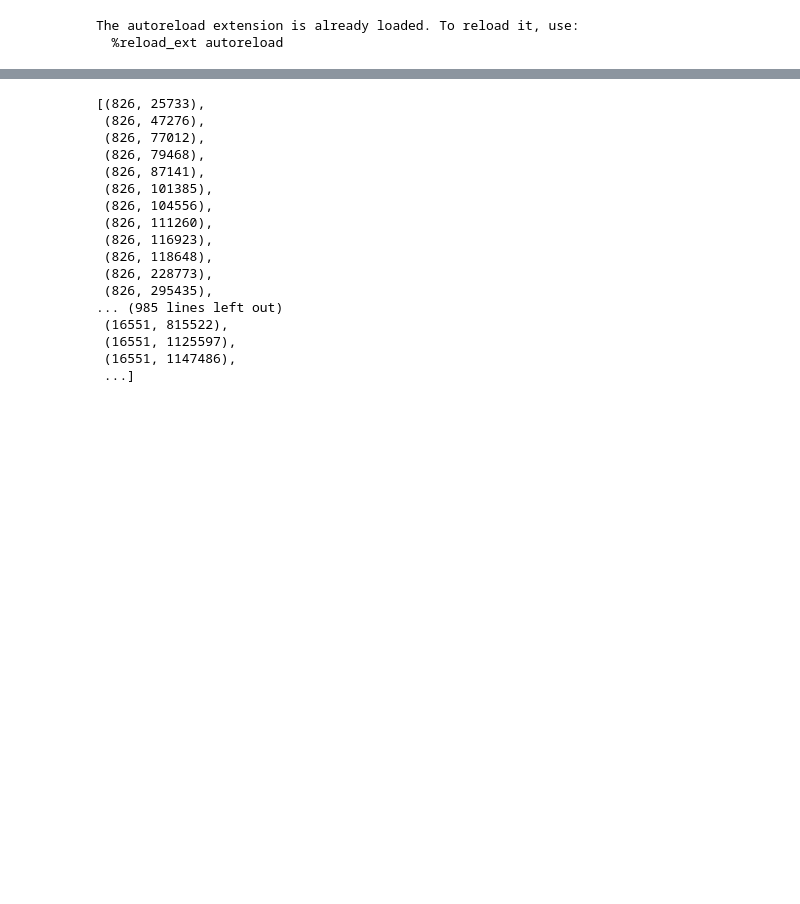
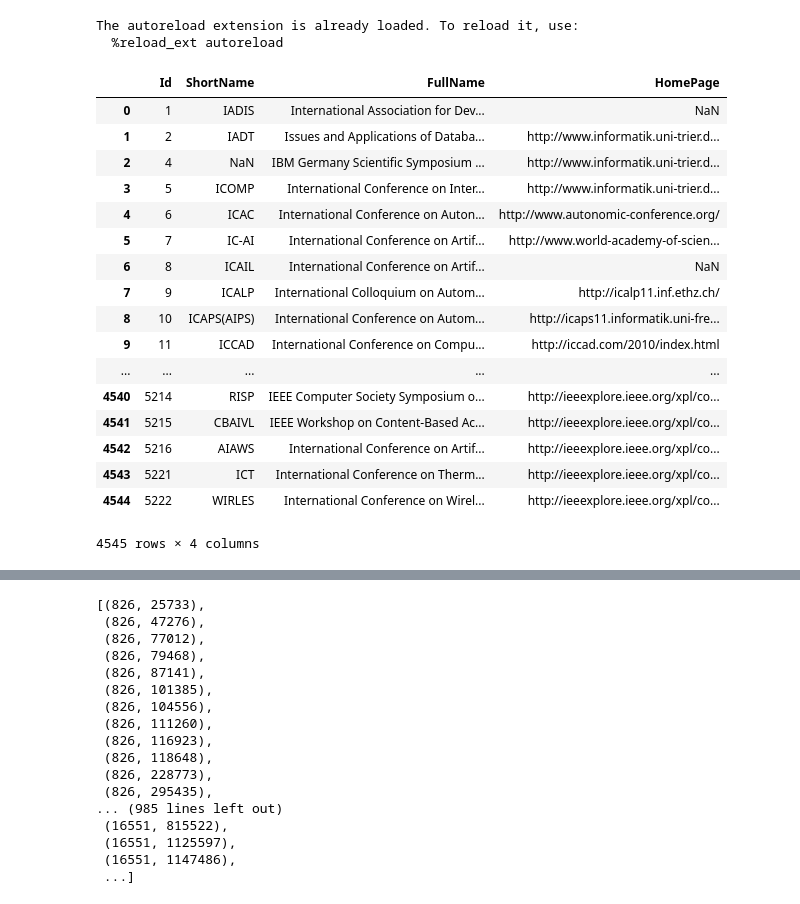
Before and after one commit to thao9611/KDD-Cup, a Jupyter notebook: harry_test.ipynb, the cells around one changed output, grey strips where cells are left out. Cells and saved outputs as stored; diff of their text form; code cells hidden in the pictures; blank space fills up the shorter version.

```diff
--- a/harry_test.ipynb
+++ b/harry_test.ipynb
@@ -13,3 +13,24 @@ trainset = pd.read_csv('dataRev2/Train.csv')
 train_confirmed = trainset[['AuthorId', 'ConfirmedPaperIds']].rename(columns = {'ConfirmedPaperIds':'PaperIds'})
 train_deleted = trainset[['AuthorId', 'DeletedPaperIds']].rename(columns = {'DeletedPaperIds':'PaperIds'})
 validset = pd.read_csv('dataRev2/Valid.csv')
+# %%
+dataset['conference']
+# %% [output]
+|  | Id | ShortName | FullName | HomePage |
+| 0 | 1 | IADIS | International Association for Dev... | NaN |
+| 1 | 2 | IADT | Issues and Applications of Databa... | http://www.informatik.uni-trier.d... |
+| 2 | 4 | NaN | IBM Germany Scientific Symposium ... | http://www.informatik.uni-trier.d... |
+| 3 | 5 | ICOMP | International Conference on Inter... | http://www.informatik.uni-trier.d... |
+| 4 | 6 | ICAC | International Conference on Auton... | http://www.autonomic-conference.org/ |
+| 5 | 7 | IC-AI | International Conference on Artif... | http://www.world-academy-of-scien... |
+| 6 | 8 | ICAIL | International Conference on Artif... | NaN |
+| 7 | 9 | ICALP | International Colloquium on Autom... | http://icalp11.inf.ethz.ch/ |
+| 8 | 10 | ICAPS(AIPS) | International Conference on Autom... | http://icaps11.informatik.uni-fre... |
+| 9 | 11 | ICCAD | International Conference on Compu... | http://iccad.com/2010/index.html |
+| ... | ... | ... | ... | ... |
+| 4540 | 5214 | RISP | IEEE Computer Society Symposium o... | http://ieeexplore.ieee.org/xpl/co... |
+| 4541 | 5215 | CBAIVL | IEEE Workshop on Content-Based Ac... | http://ieeexplore.ieee.org/xpl/co... |
+| 4542 | 5216 | AIAWS | International Conference on Artif... | http://ieeexplore.ieee.org/xpl/co... |
+| 4543 | 5221 | ICT | International Conference on Therm... | http://ieeexplore.ieee.org/xpl/co... |
+| 4544 | 5222 | WIRLES | International Conference on Wirel... | http://ieeexplore.ieee.org/xpl/co... |
+4545 rows × 4 columns
```
Also changed, not shown: parts of 6 cells of this notebook, 3 other files.
